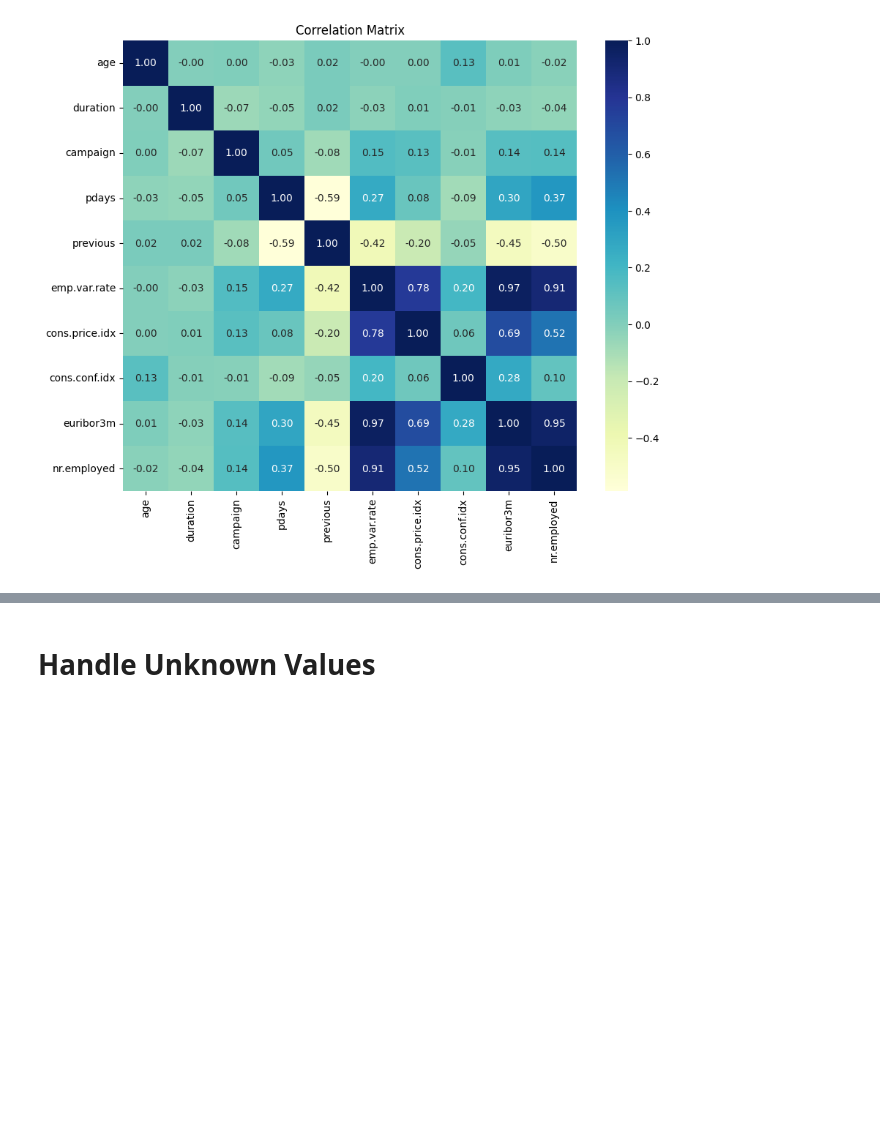
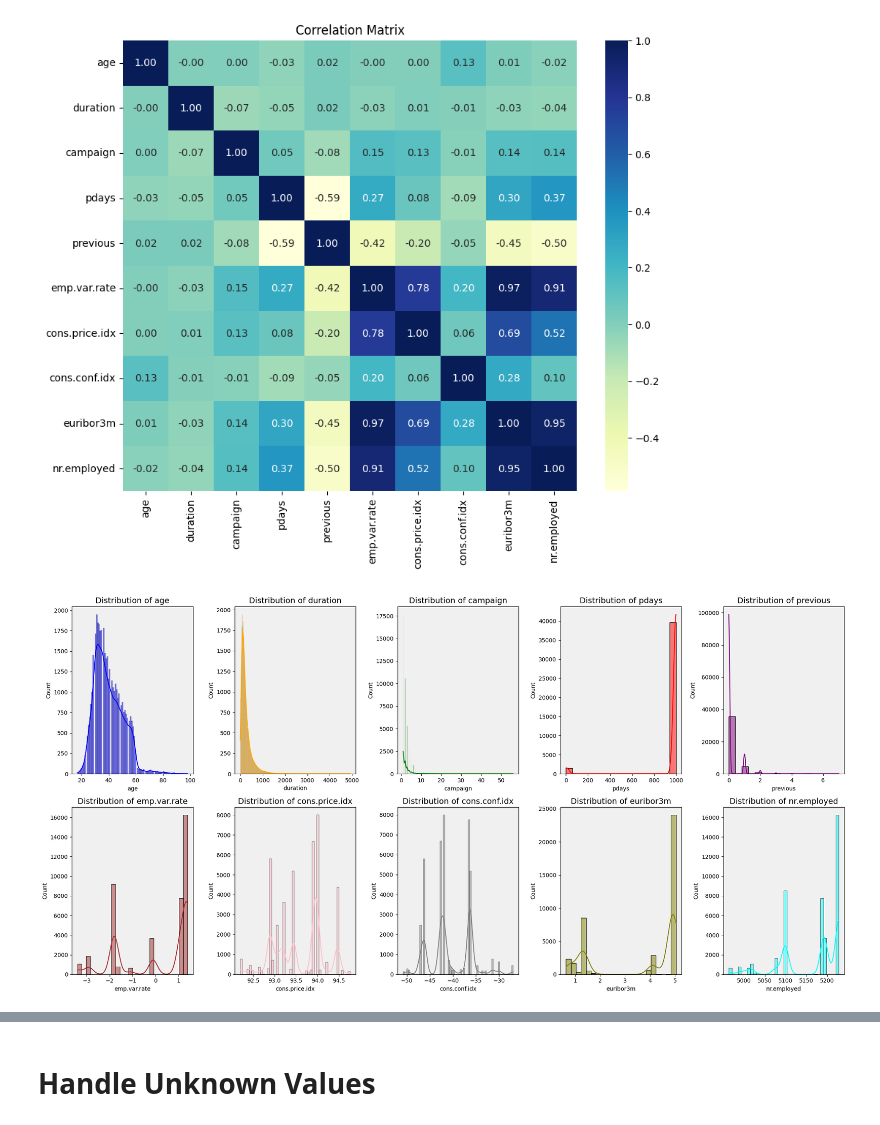
Before and after one commit to mathu3004/Bank_Marketing_MachineLearning_CW, a Jupyter notebook: Bank_Marketing_CM2604.ipynb, the cells around one changed output, grey strips where cells are left out. Cells and saved outputs as stored; diff of their text form; code cells hidden in the pictures; blank space fills up the shorter version.

Commit message:
Data Visualization

```diff
--- a/Bank_Marketing_CM2604.ipynb
+++ b/Bank_Marketing_CM2604.ipynb
@@ -176,3 +198,39 @@ plt.title("Correlation Matrix")
 plt.show()
 # %% [output]
 [figure]
+# %%
+#Histogram of Numerical Variables
+# A list of colors for the histograms
+hist_colors = ['blue', 'orange', 'green', 'red', 'purple', 'brown', 'pink', 'gray', 'olive', 'cyan']
+
+# A background color
+background_color = '#f0f0f0'
+
+# Number of plots per row
+plots_per_row = 5
+
+# Total number of plots
+total_plots = len(numerical_data.columns)
+
+# Calculate number of rows needed
+rows = math.ceil(total_plots / plots_per_row)
+
+# Create subplots
+fig, axes = plt.subplots(rows, plots_per_row, figsize=(20, 5 * rows))
+axes = axes.flatten()  # Flatten axes for easy indexing
+
+# Iterate over numerical columns and create histograms
+for i, col in enumerate(numerical_data.columns):
+    sns.histplot(numerical_data[col], kde=True, ax=axes[i], color=hist_colors[i % len(hist_colors)])  # Cycle colors
+    axes[i].set_title(f"Distribution of {col}", fontsize=14)
+    axes[i].set_facecolor(background_color)  # Set background color
+
+# Remove empty subplots
+for j in range(len(numerical_data.columns), len(axes)):
+    fig.delaxes(axes[j])
+
+# Adjust layout
+plt.tight_layout()
+plt.show()
+# %% [output]
+[figure, added]
```
Also changed, not shown: parts of 15 cells of this notebook.
